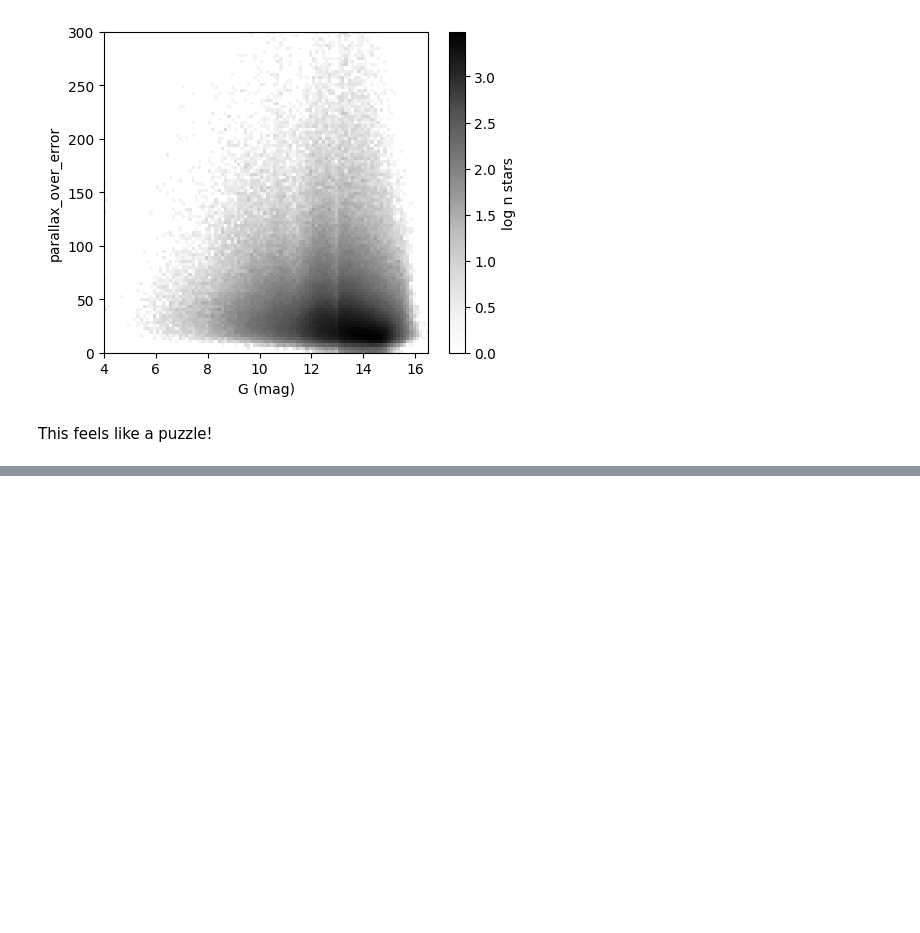
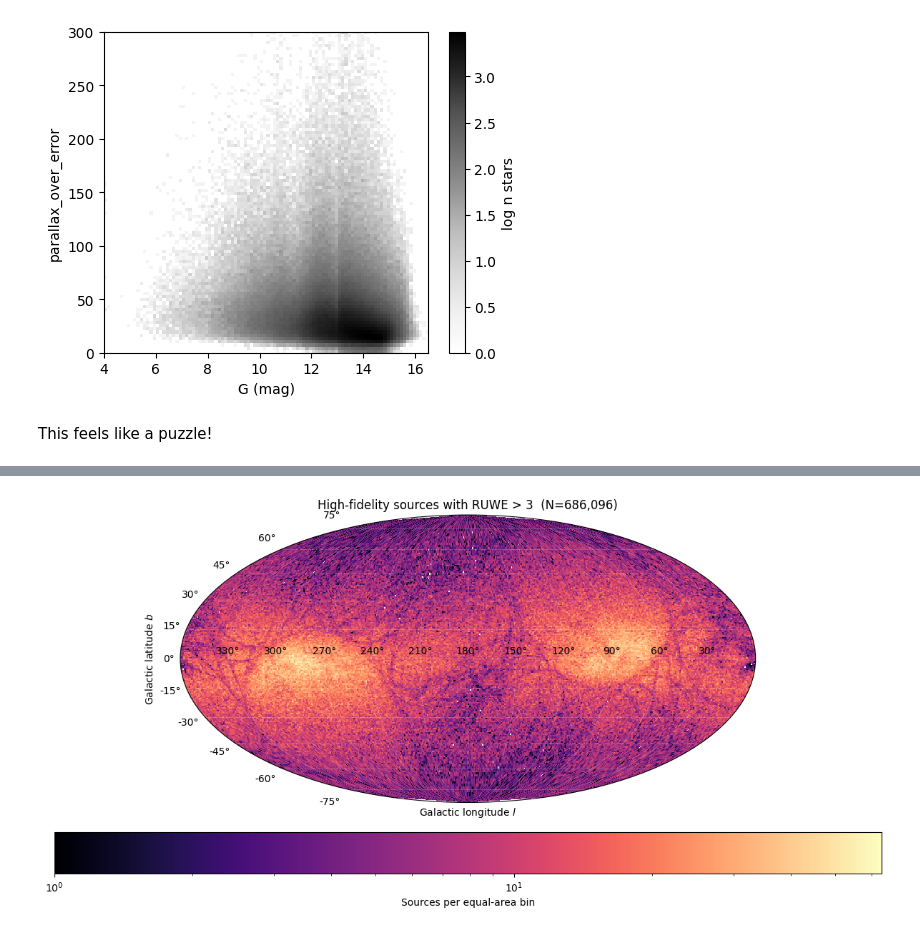
Before and after one commit to wfau/astroflow-community, a Jupyter notebook: science/add_Rybizki_dataset.ipynb, the cells around one changed output, grey strips where cells are left out. Saved outputs shown, nothing was run; the diff lists cells and outputs as text; code cells hidden in the pictures; blank space fills up the shorter version.

```diff
--- a/science/add_Rybizki_dataset.ipynb
+++ b/science/add_Rybizki_dataset.ipynb
@@ -271,0 +486,49 @@ This feels like a puzzle!
+# %%
+from astropy.coordinates import SkyCoord
+import astropy.units as u
+
+sky = goodfidelity_badruwe[['ra', 'dec']].replace([np.inf, -np.inf], np.nan).dropna()
+sky = sky[sky['dec'].between(-90, 90)]
+
+icrs_coordinates = SkyCoord(
+    ra=sky['ra'].to_numpy() * u.deg,
+    dec=sky['dec'].to_numpy() * u.deg,
+    frame='icrs',
+)
+galactic = icrs_coordinates.galactic
+
+# Centre the map at l=180 degrees and reverse longitude so l increases leftward.
+longitude = np.deg2rad(180.0 - galactic.l.deg)
+longitude = (longitude + np.pi) % (2 * np.pi) - np.pi
+sin_latitude = np.sin(galactic.b.radian)
+
+sky_counts, lon_edges, sin_latitude_edges = np.histogram2d(
+    longitude, sin_latitude,
+    bins=(360, 180),
+    range=((-np.pi, np.pi), (-1, 1)),
+)
+latitude_edges = np.arcsin(sin_latitude_edges)
+lon_grid, latitude_grid = np.meshgrid(lon_edges, latitude_edges, indexing='ij')
+masked_counts = np.ma.masked_equal(sky_counts, 0)
+
+fig = plt.figure(figsize=(12, 6))
+ax = fig.add_subplot(111, projection='mollweide')
+density = ax.pcolormesh(
+    lon_grid, latitude_grid, masked_counts,
+    norm=LogNorm(vmin=1, vmax=masked_counts.max()),
+    cmap='magma', shading='auto', rasterized=True,
+)
+longitude_tick_locations = np.deg2rad(np.arange(-150, 180, 30))
+longitude_tick_labels = [
+    f'{int((180 - np.rad2deg(x)) % 360)}°' for x in longitude_tick_locations
+]
+ax.set_xticks(longitude_tick_locations, labels=longitude_tick_labels)
+ax.set_xlabel(r'Galactic longitude $l$')
+ax.set_ylabel(r'Galactic latitude $b$')
+ax.set_title(f'High-fidelity sources with RUWE > 3  (N={len(sky):,})')
+ax.grid(color='white', alpha=0.25, linewidth=0.5)
+fig.colorbar(density, ax=ax, orientation='horizontal', pad=0.08, label='Sources per equal-area bin')
+fig.tight_layout()
+plt.savefig('highruwe_locations.png',dpi=300)
+# %% [output]
+[figure, added]
```
Also changed, not shown: parts of 22 cells of this notebook.
